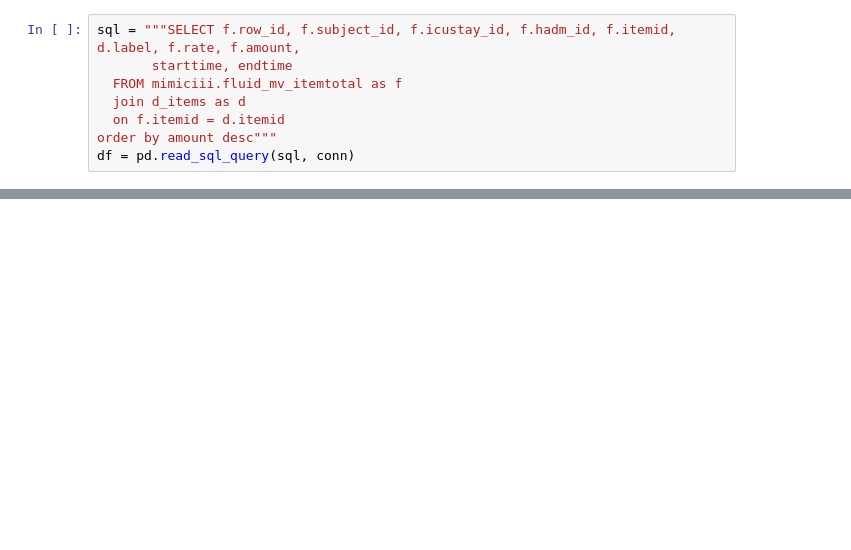
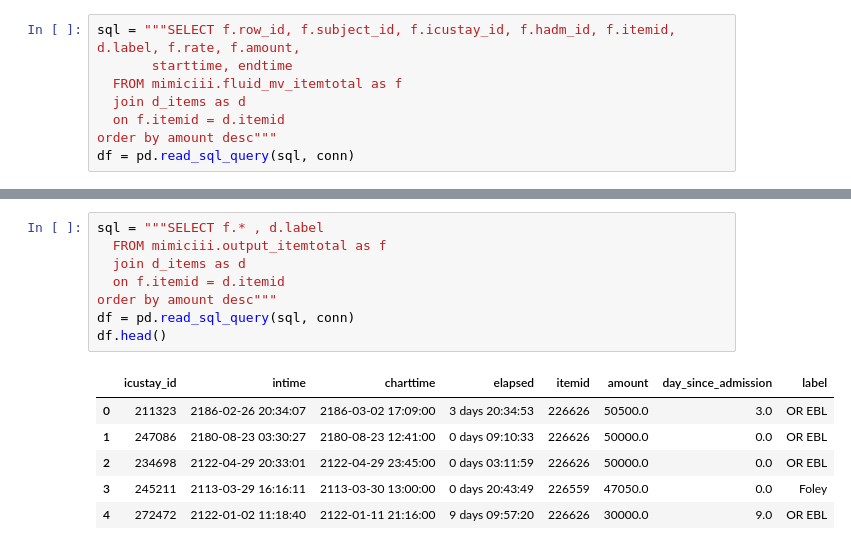
Before and after one commit to yhtgrace/echo, a Jupyter notebook: notebooks/170219_fluid_outliers_MX.ipynb, the cells around one changed output, grey strips where cells are left out. Drawn from its saved outputs; the diff is of its cells as text; blank space fills up the shorter version.

```diff
--- a/notebooks/170219_fluid_outliers_MX.ipynb
+++ b/notebooks/170219_fluid_outliers_MX.ipynb
@@ -182,0 +189,15 @@ Loading BokehJS ...
+# %%
+sql = """SELECT f.* , d.label
+  FROM mimiciii.output_itemtotal as f
+  join d_items as d
+  on f.itemid = d.itemid
+order by amount desc"""
+df = pd.read_sql_query(sql, conn)
+df.head()
+# %% [output]
+|  | icustay_id | intime | charttime | elapsed | itemid | amount | day_since_admission | label |
+| 0 | 211323 | 2186-02-26 20:34:07 | 2186-03-02 17:09:00 | 3 days 20:34:53 | 226626 | 50500.0 | 3.0 | OR EBL |
+| 1 | 247086 | 2180-08-23 03:30:27 | 2180-08-23 12:41:00 | 0 days 09:10:33 | 226626 | 50000.0 | 0.0 | OR EBL |
+| 2 | 234698 | 2122-04-29 20:33:01 | 2122-04-29 23:45:00 | 0 days 03:11:59 | 226626 | 50000.0 | 0.0 | OR EBL |
+| 3 | 245211 | 2113-03-29 16:16:11 | 2113-03-30 13:00:00 | 0 days 20:43:49 | 226559 | 47050.0 | 0.0 | Foley |
+| 4 | 272472 | 2122-01-02 11:18:40 | 2122-01-11 21:16:00 | 9 days 09:57:20 | 226626 | 30000.0 | 9.0 | OR EBL |
```
Also changed, not shown: parts of 20 cells of this notebook, 3 other files.
